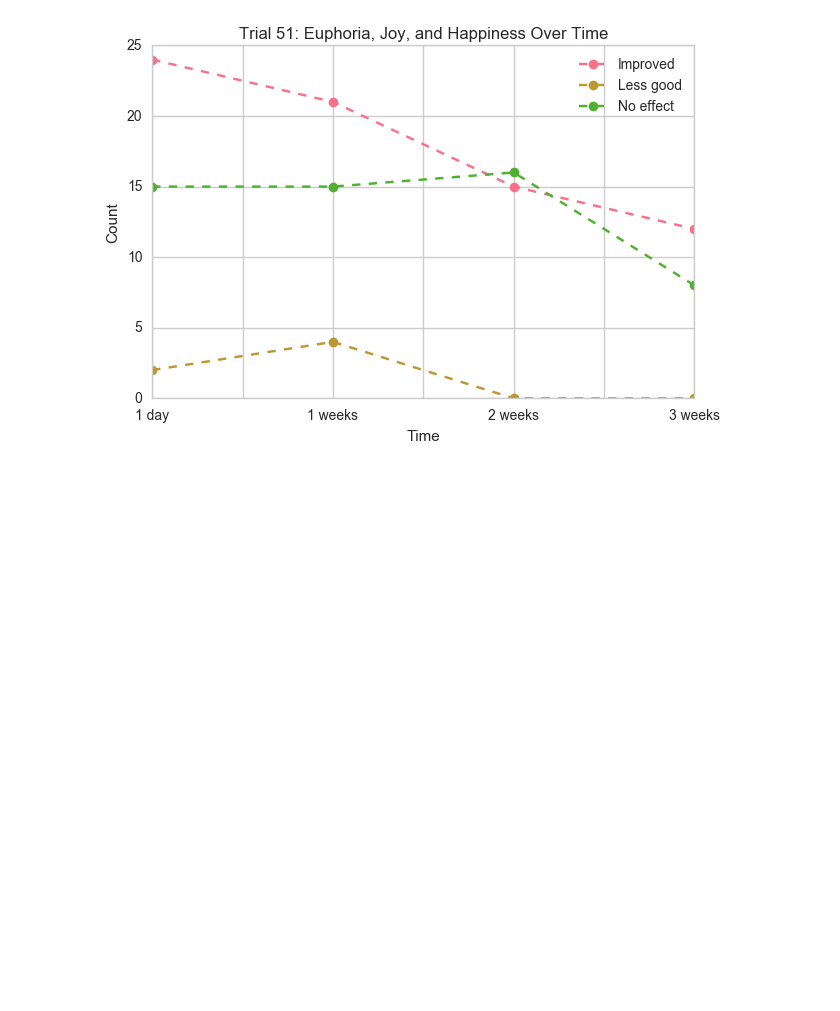
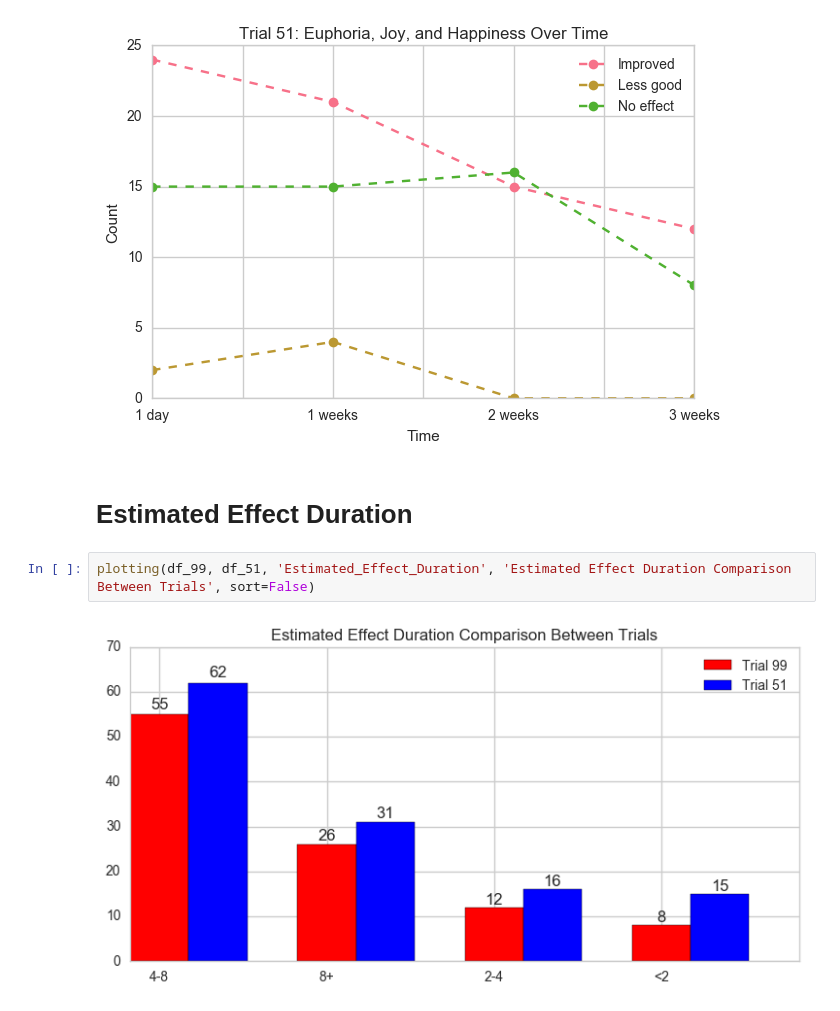
Before and after one commit to s-leung/NootropicProject, a Jupyter notebook: EDA.ipynb, the cells around one changed output. Cells and saved outputs as stored; diff of their text form; blank space fills up the shorter version.

```diff
--- a/EDA.ipynb
+++ b/EDA.ipynb
@@ -1151,3 +1136,9 @@ OT_plot(df_99, 'Euphoria_Joy_Happiness', 'Trial 99: Euphoria, Joy, and Happiness
 OT_plot(df_51, 'Euphoria_Joy_Happiness', 'Trial 51: Euphoria, Joy, and Happiness')
 # %% [output]
 [figure]
+# %% [markdown]
+# Estimated Effect Duration
+# %%
+plotting(df_99, df_51, 'Estimated_Effect_Duration', 'Estimated Effect Duration Comparison Between Trials', sort=False)
+# %% [output]
+[figure, added]
```
Also changed, not shown: parts of 8 cells of this notebook, 1 other file.
